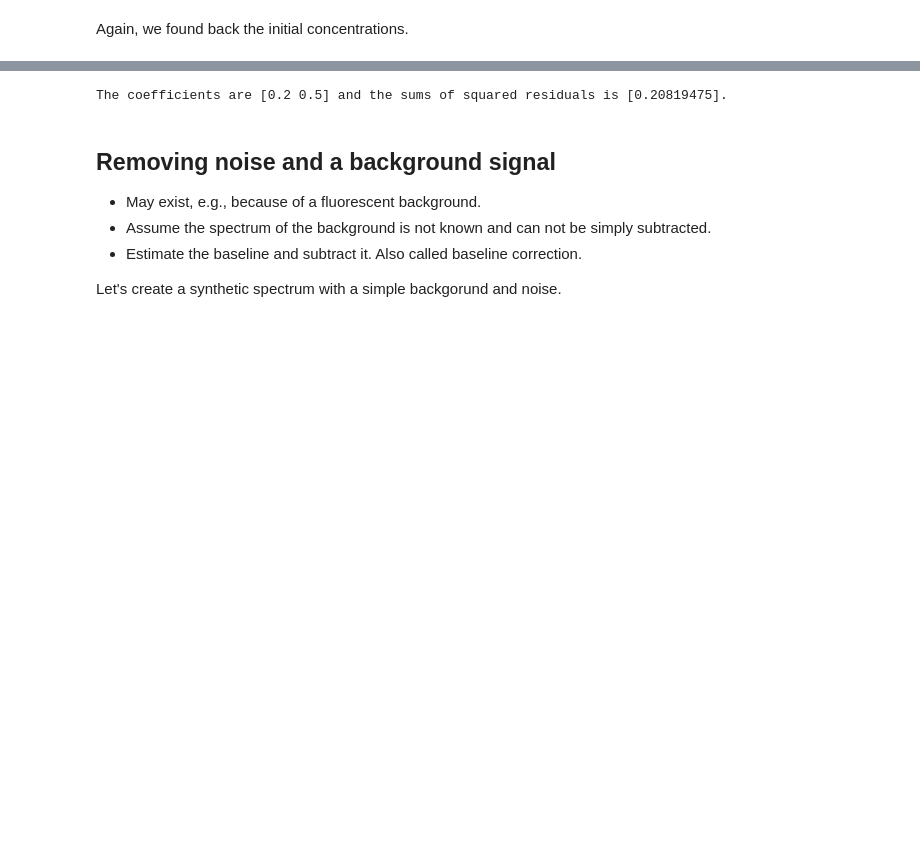
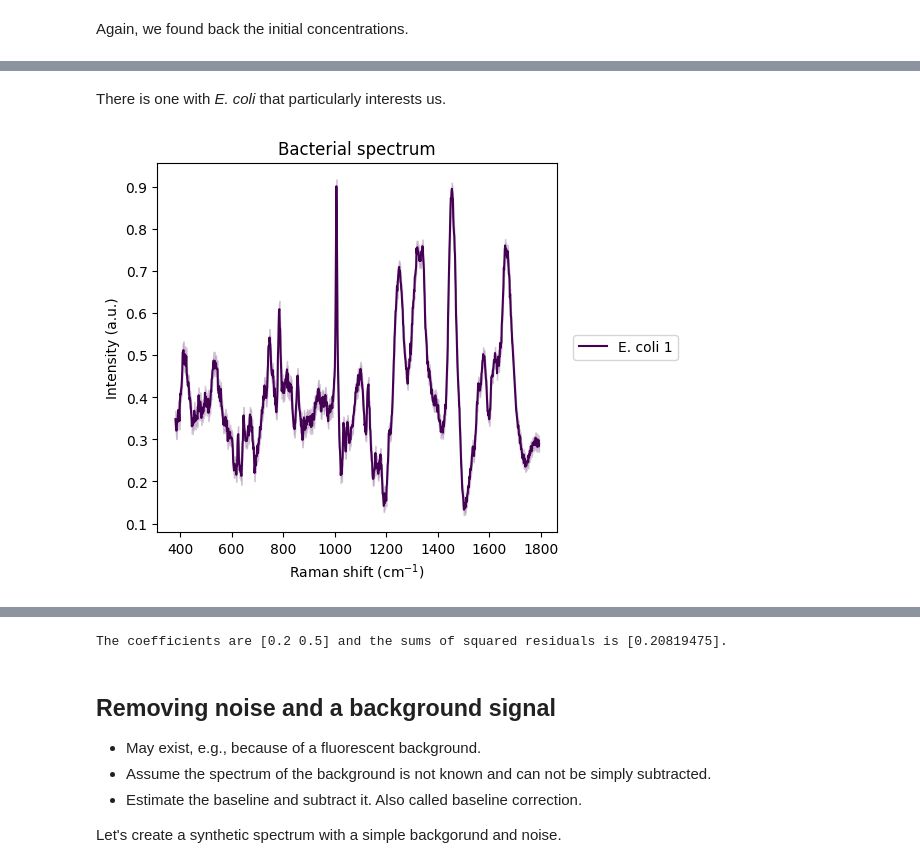
Before and after one commit to BioDisCo/computational_bioengineering, a Jupyter notebook: measurements/notes.ipynb, the cells around one changed output, grey strips where cells are left out. Cells and saved outputs as stored; diff of their text form; code cells hidden in the pictures; blank space fills up the shorter version.

```diff
--- a/measurements/notes.ipynb
+++ b/measurements/notes.ipynb
@@ -307,3 +370,16 @@ FileNotFoundError: [Errno 2] No such file or directory: 'data/X_finetune.npy'
+# %% [markdown]
+There is one with _E. coli_ that particularly interests us.
+# %%
+plt.figure()
+idx_ecoli = 3
+rp.plot.mean_spectra(
+    spectra_norm[idx_ecoli],
+    label=y_labels[idx_ecoli],
+    plot_type="single stacked",
+    title="Bacterial spectrum"
+);
+# %% [output]
+[figure, added]
 # %%
 # the two components
 plt.figure()
```
Also changed, not shown: parts of 23 cells of this notebook.
